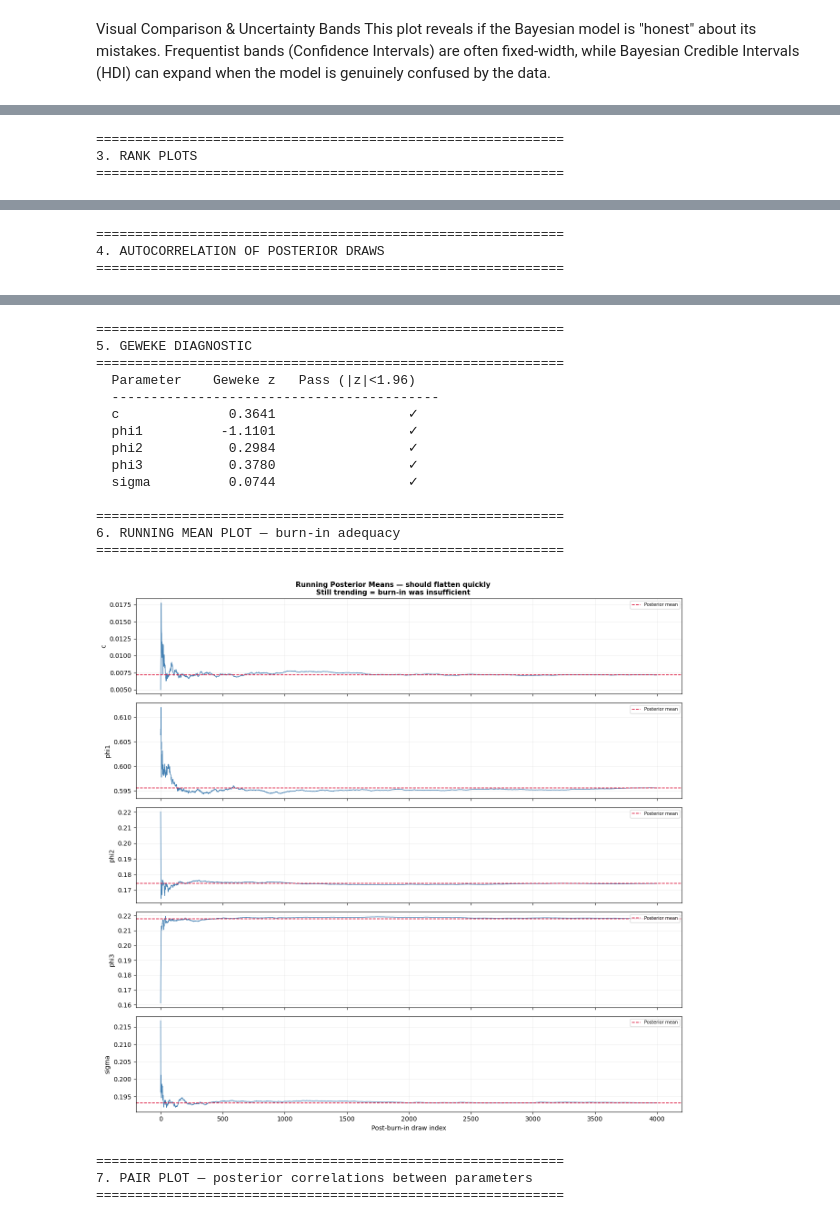
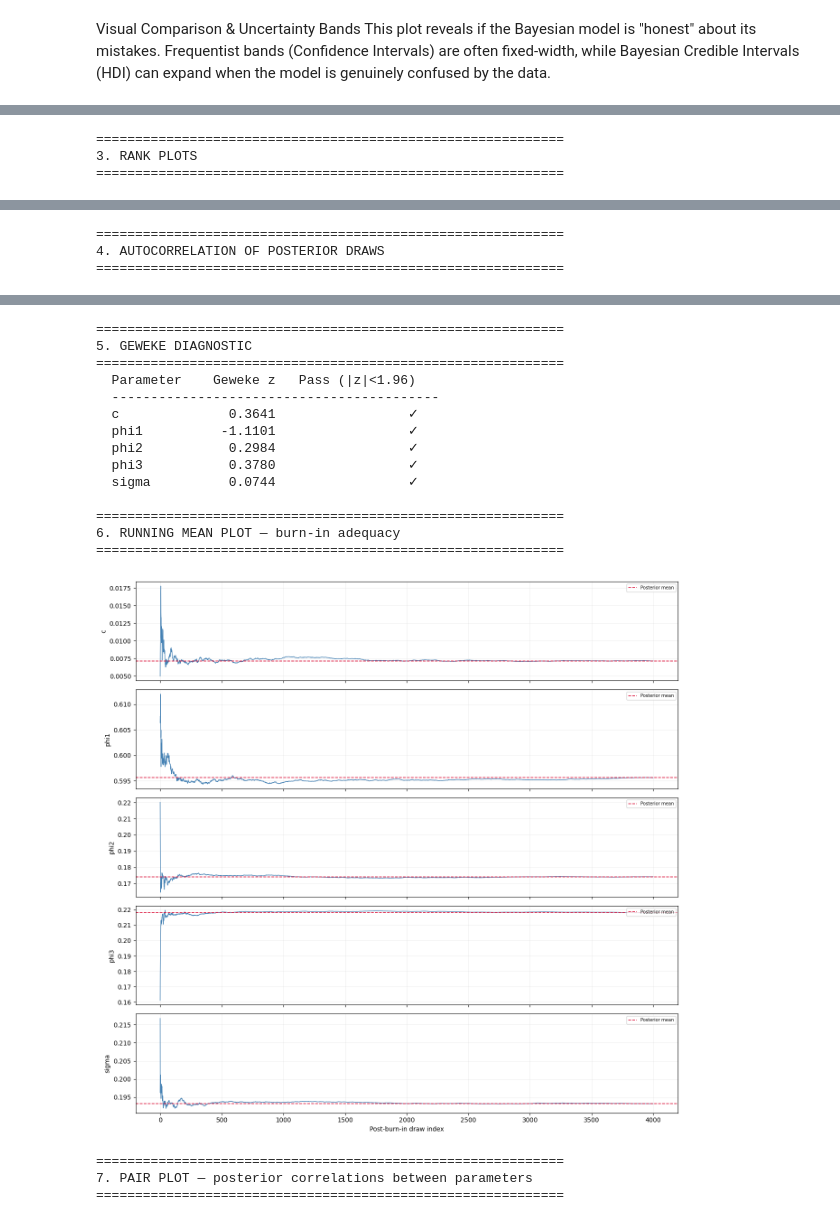
Before and after one commit to alessandro-macchi/bayesian_analysis, a Jupyter notebook: bayesian/arima-ar.ipynb, the cells around one changed output, grey strips where cells are left out. Cells and saved outputs as stored; diff of their text form; code cells hidden in the pictures.

```diff
--- a/bayesian/arima-ar.ipynb
+++ b/bayesian/arima-ar.ipynb
@@ -756,11 +757,6 @@ for ax, (name, draws) in zip(axes, draws_dict.items()):
     ax.grid(True, alpha=0.3)
 
 axes[-1].set_xlabel("Post-burn-in draw index")
-fig.suptitle(
-    "Running Posterior Means — should flatten quickly\n"
-    "Still trending = burn-in was insufficient",
-    fontsize=11, fontweight="bold"
-)
 plt.tight_layout()
 plt.show()
 
@@ -819,34 +815,34 @@ sigma  0.1932  0.0178  0.1597   0.2257     0.0003   0.0003  3861.0757
         ess_tail   r_hat
 c      2835.4737  1.0011
 ... (9 lines left out)
 
 ============================================================
 2. TRACE PLOTS
 ============================================================
 [figure]
 ============================================================
 3. RANK PLOTS
 ============================================================
 [figure]
 ============================================================
 4. AUTOCORRELATION OF POSTERIOR DRAWS
 ============================================================
 [figure]
 ============================================================
 5. GEWEKE DIAGNOSTIC
 ============================================================
   Parameter    Geweke z   Pass (|z|<1.96)
   ------------------------------------------
   c              0.3641                 ✓
   phi1          -1.1101                 ✓
   phi2           0.2984                 ✓
   phi3           0.3780                 ✓
   sigma          0.0744                 ✓
 
 ============================================================
 6. RUNNING MEAN PLOT — burn-in adequacy
 ============================================================
-[figure, old version]
+[figure, new version]
 ============================================================
 7. PAIR PLOT — posterior correlations between parameters
 ============================================================
```
Also changed, not shown: parts of 5 cells of this notebook.
